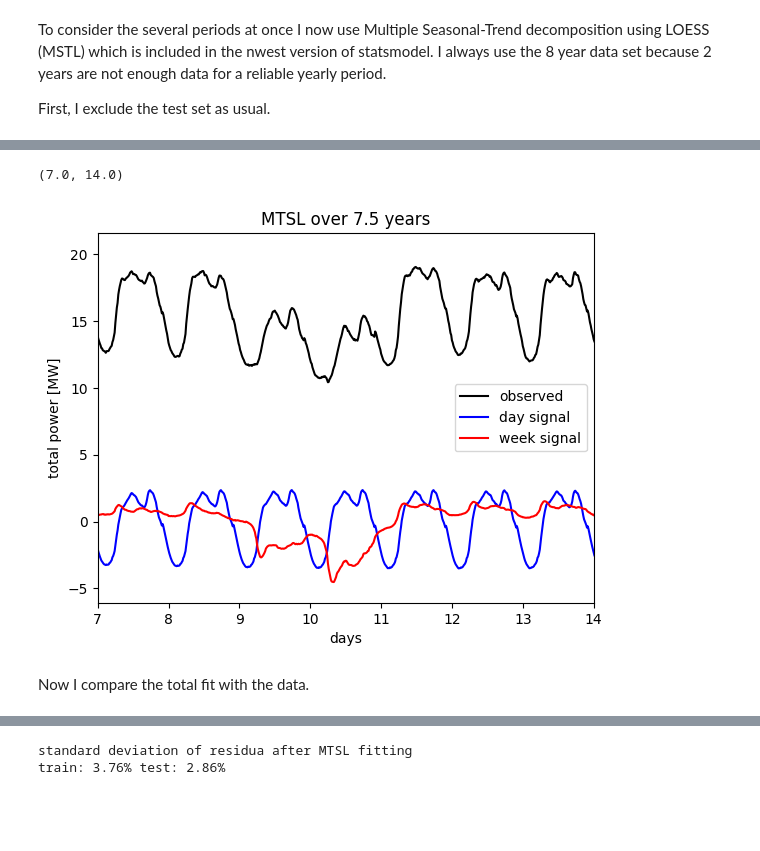
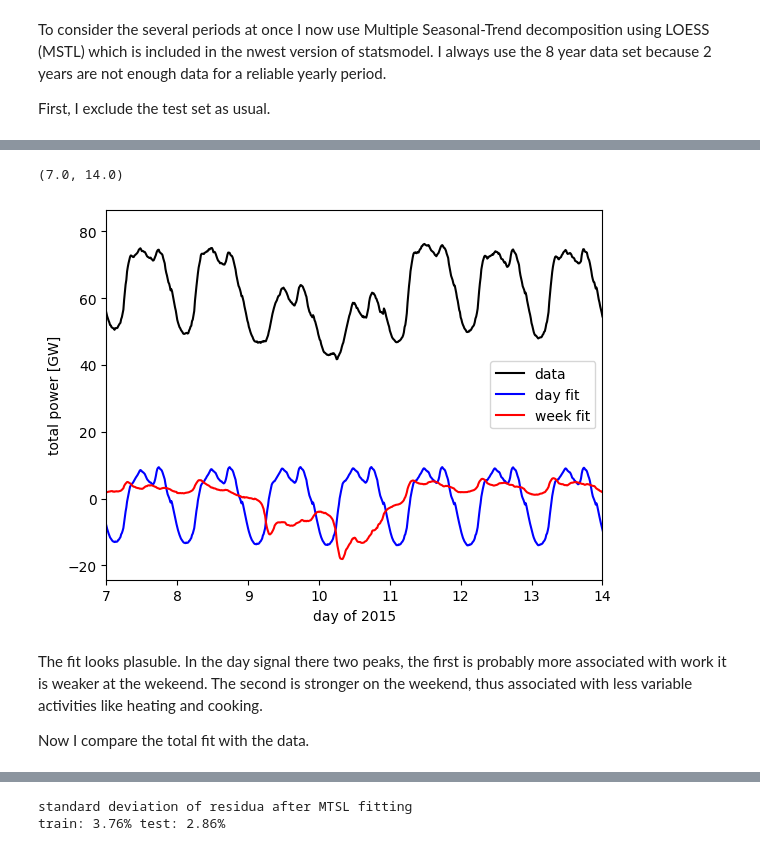
Before and after one commit to tkfritz/energy-timeseries, a Jupyter notebook: consumption_prediction.ipynb, the cells around one changed output, grey strips where cells are left out. Saved outputs shown, nothing was run; the diff lists cells and outputs as text; code cells hidden in the pictures; blank space fills up the shorter version.

```diff
--- a/consumption_prediction.ipynb
+++ b/consumption_prediction.ipynb
@@ -482,7 +489,0 @@ modelms = MSTL(power_train, periods=(24*4, 24 * 7*4,int(365.25*24*4)), stl_kwarg
-# %%
-with open(path+'mstl_v1.pkl', 'rb') as f:
-    # unpickle
-    mstl1 = pickle.load(f)
-seasonal = mstl1.seasonal # contains 3 seasonal components
-trend = mstl1.trend
-residual = mstl1.resid
@@ -510,16 +524,17 @@ On the next plot the dayly and weekly variation can be seen.
 # %%
-ti2=np.arange(0,262750/24/4,1/24/4)
-plt.plot(ti2,power_train,'-',ms=1,color='black',label='observed')
-plt.plot(ti2,seasonal.iloc[:,0],'-',ms=1,color='blue',label='day signal')
-plt.plot(ti2,seasonal.iloc[:,1],'-',ms=1,color='red',label='week signal')
+ti2=np.arange(0,trend2.shape[0]/24/4,1/24/4)
+plt.plot(ti2,comb_real_power.total_power*4,'-',ms=1,color='black',label='data')
+plt.plot(ti2,seasonal2.iloc[:,0]*4,'-',ms=1,color='blue',label='day fit')
+plt.plot(ti2,seasonal2.iloc[:,1]*4,'-',ms=1,color='red',label='week fit')
 plt.legend(loc="best")
-plt.xlabel("days")
-plt.title("MTSL over 7.5 years")
-plt.ylabel("total power [MW]")
+plt.xlabel("day of 2015")
+plt.ylabel("total power [GW]")
 plt.xlim(7,14)
 # %% [output]
 (7.0, 14.0)
-[figure, old version]
+[figure, new version]
 # %% [markdown]
+The fit looks plasuble. In the day signal there two peaks, the first is probably more associated with work it is weaker at the wekeend. The second is stronger on the weekend, thus associated with less variable activities like heating and cooking.
+
 Now I compare the total fit with the data.
 # %%
```
Also changed, not shown: parts of 42 cells of this notebook.
